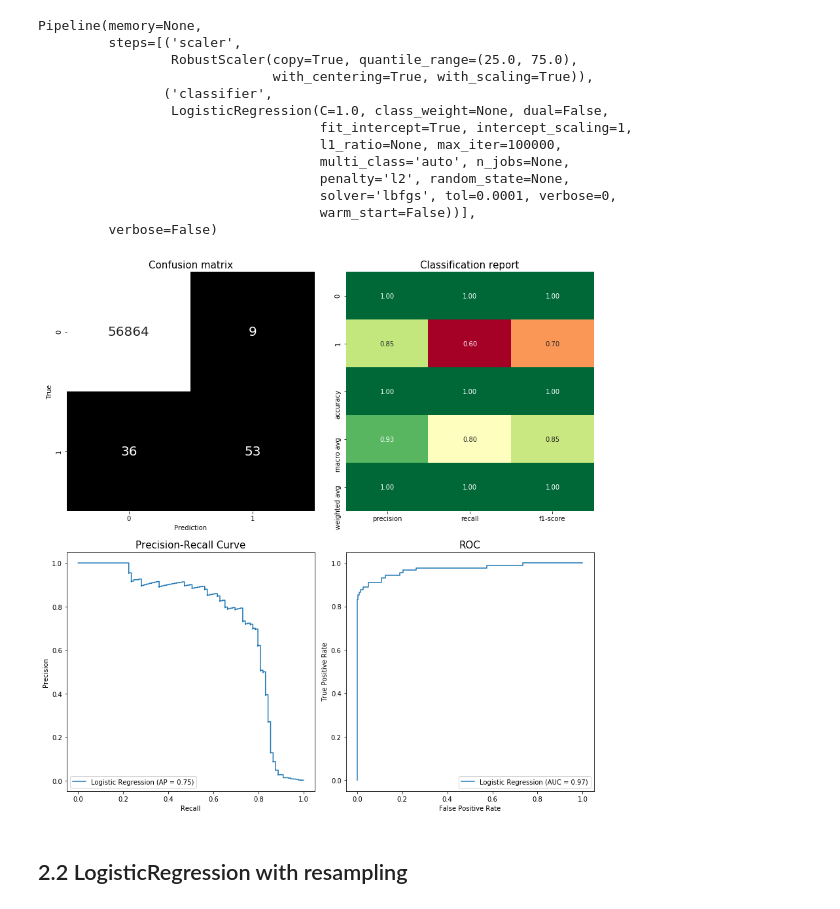
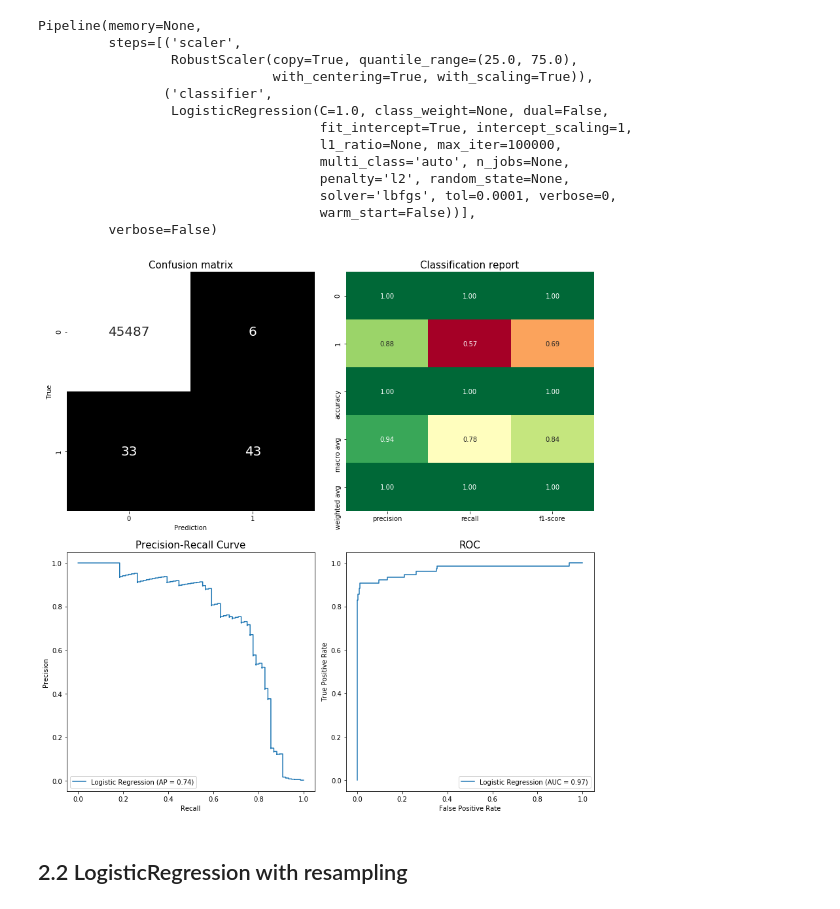
Before and after one commit to leogcalderon/fraud_detection, a Jupyter notebook: fraud_detection.ipynb, the cells around one changed output. Cells and saved outputs as stored; diff of their text form; code cells hidden in the pictures.

```diff
--- a/fraud_detection.ipynb
+++ b/fraud_detection.ipynb
@@ -151,6 +174,10 @@ The red dots represent frauds, and there are very close to normal transaction.
 X_train, X_test, y_train, y_test = train_test_split(data.drop(['Class','Time'],axis=1),
                                                     data['Class'],
                                                     test_size = 0.2)
+
+X_train, X_val, y_train, y_val = train_test_split(X_train,
+                                                  y_train,
+                                                  test_size = 0.2)
 # %%
 baseline = Pipeline([('scaler',RobustScaler()),
                      ('classifier',LogisticRegression(max_iter = 100000))])
@@ -171,9 +198,9 @@ Pipeline(memory=None,
                                     warm_start=False))],
          verbose=False)
 # %%
-plot_report(baseline,X_test,y_test,'Logistic Regression',(12,12))
+plot_report(baseline,X_val,y_val,'Logistic Regression',(12,12))
 # %% [output]
-[figure, old version]
+[figure, new version]
 # %% [markdown]
 ## 2.2 LogisticRegression with resampling
 # %%
```
Also changed, not shown: parts of 11 cells of this notebook.
